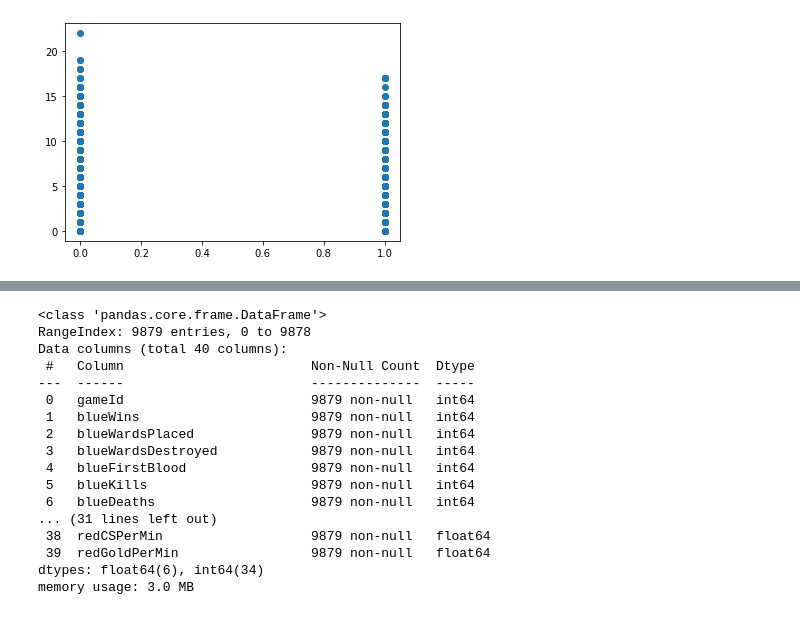
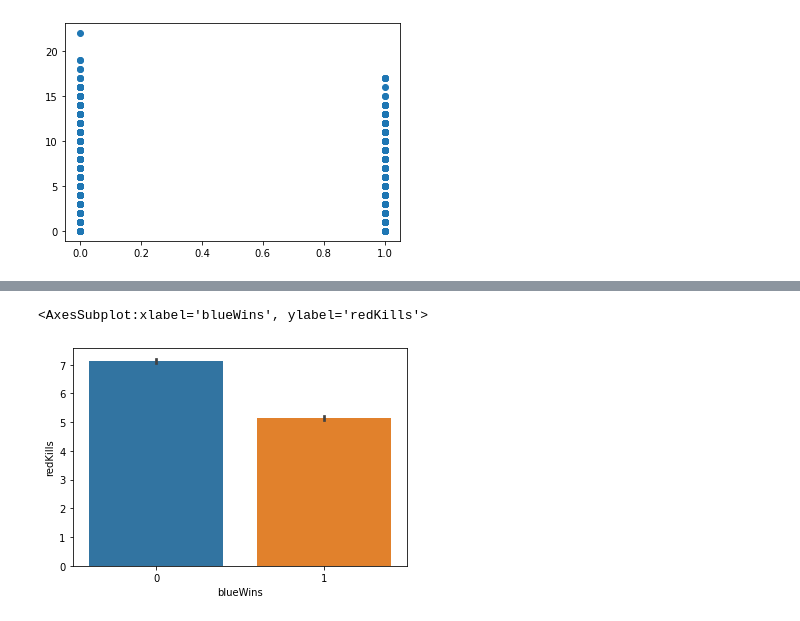
Before and after one commit to krvosen/bsc-phase-three-project, a Jupyter notebook: notebooks/exploratory/member-1/phase_3_project.ipynb, the cells around one changed output, grey strips where cells are left out. Cells and saved outputs as stored; diff of their text form; code cells hidden in the pictures.

```diff
--- a/notebooks/exploratory/member-1/phase_3_project.ipynb
+++ b/notebooks/exploratory/member-1/phase_3_project.ipynb
@@ -652,20 +617,5 @@ blue total jungle minions killed
-# %%
-df.info()
-# %% [output]
-<class 'pandas.core.frame.DataFrame'>
-RangeIndex: 9879 entries, 0 to 9878
-Data columns (total 40 columns):
- #   Column                        Non-Null Count  Dtype
----  ------                        --------------  -----
- 0   gameId                        9879 non-null   int64
- 1   blueWins                      9879 non-null   int64
- 2   blueWardsPlaced               9879 non-null   int64
- 3   blueWardsDestroyed            9879 non-null   int64
- 4   blueFirstBlood                9879 non-null   int64
- 5   blueKills                     9879 non-null   int64
- 6   blueDeaths                    9879 non-null   int64
-... (31 lines left out)
- 38  redCSPerMin                   9879 non-null   float64
- 39  redGoldPerMin                 9879 non-null   float64
-dtypes: float64(6), int64(34)
-memory usage: 3.0 MB
+# %%
+sns.barplot(x='blueWins', y='redKills', data=df)
+# %% [output]
+<AxesSubplot:xlabel='blueWins', ylabel='redKills'>
+[figure, added]
```
Also changed, not shown: parts of 58 cells of this notebook, 1 other file.
